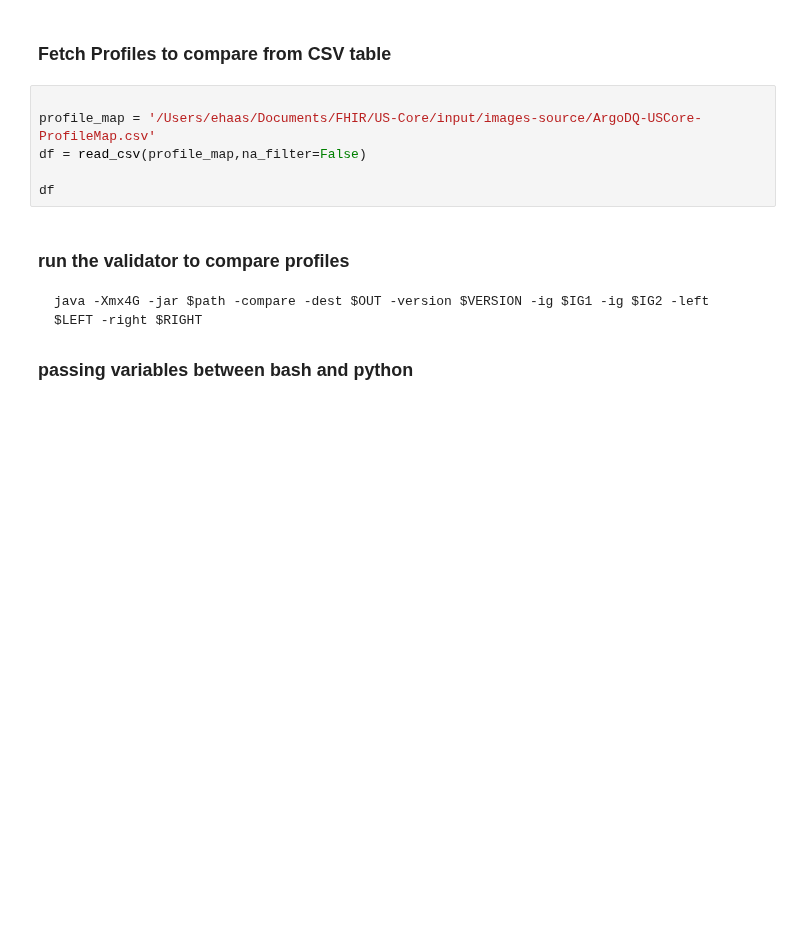
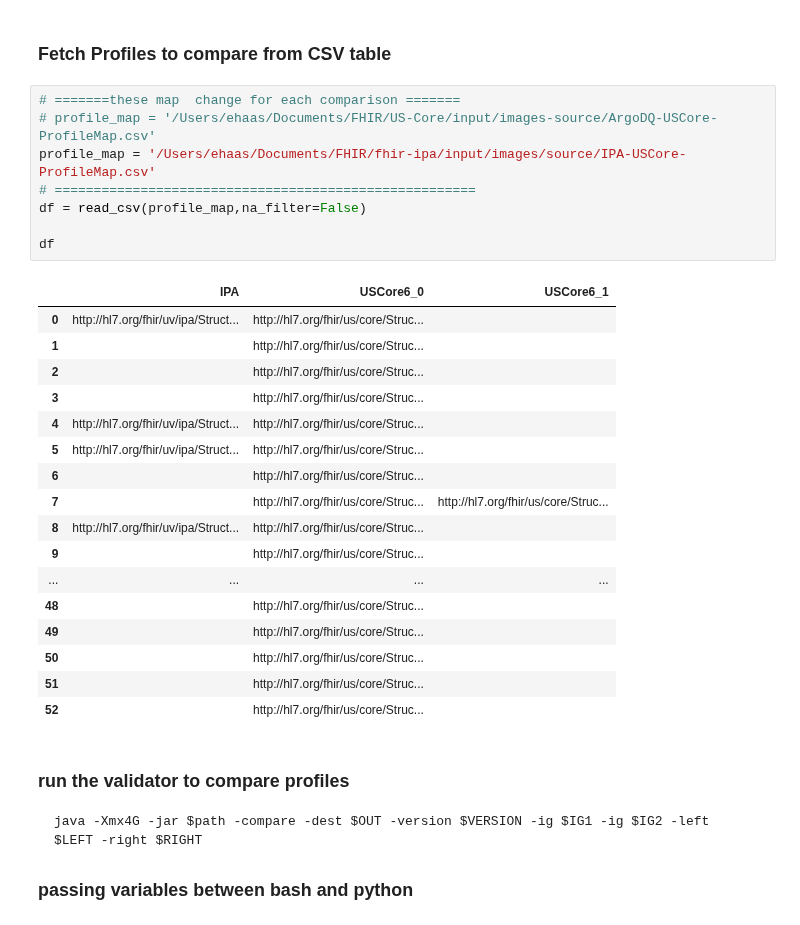
Before and after one commit to Healthedata1/MyNotebooks, a Jupyter notebook: utils/Profile_Comparer.ipynb, the cells around one changed output. Cells and saved outputs as stored; diff of their text form; blank space fills up the shorter version.

```diff
--- a/utils/Profile_Comparer.ipynb
+++ b/utils/Profile_Comparer.ipynb
@@ -79,11 +92,31 @@ OUT
 # %% [markdown]
 ### Fetch Profiles to compare from CSV table
 # %%
-
-profile_map = '/Users/ehaas/Documents/FHIR/US-Core/input/images-source/ArgoDQ-USCore-ProfileMap.csv'
+# =======these map  change for each comparison =======
+# profile_map = '/Users/ehaas/Documents/FHIR/US-Core/input/images-source/ArgoDQ-USCore-ProfileMap.csv'
+profile_map = '/Users/ehaas/Documents/FHIR/fhir-ipa/input/images/source/IPA-USCore-ProfileMap.csv'
+# ======================================================
 df = read_csv(profile_map,na_filter=False)
 
 df
+# %% [output]
+|  | IPA | USCore6_0 | USCore6_1 |
+| 0 | http://hl7.org/fhir/uv/ipa/Struct... | http://hl7.org/fhir/us/core/Struc... |  |
+| 1 |  | http://hl7.org/fhir/us/core/Struc... |  |
+| 2 |  | http://hl7.org/fhir/us/core/Struc... |  |
+| 3 |  | http://hl7.org/fhir/us/core/Struc... |  |
+| 4 | http://hl7.org/fhir/uv/ipa/Struct... | http://hl7.org/fhir/us/core/Struc... |  |
+| 5 | http://hl7.org/fhir/uv/ipa/Struct... | http://hl7.org/fhir/us/core/Struc... |  |
+| 6 |  | http://hl7.org/fhir/us/core/Struc... |  |
+| 7 |  | http://hl7.org/fhir/us/core/Struc... | http://hl7.org/fhir/us/core/Struc... |
+| 8 | http://hl7.org/fhir/uv/ipa/Struct... | http://hl7.org/fhir/us/core/Struc... |  |
+| 9 |  | http://hl7.org/fhir/us/core/Struc... |  |
+| ... | ... | ... | ... |
+| 48 |  | http://hl7.org/fhir/us/core/Struc... |  |
+| 49 |  | http://hl7.org/fhir/us/core/Struc... |  |
+| 50 |  | http://hl7.org/fhir/us/core/Struc... |  |
+| 51 |  | http://hl7.org/fhir/us/core/Struc... |  |
+| 52 |  | http://hl7.org/fhir/us/core/Struc... |  |
 # %% [markdown]
 ### run the validator to compare profiles
 
```
Also changed, not shown: parts of 5 cells of this notebook, 13 other files.
